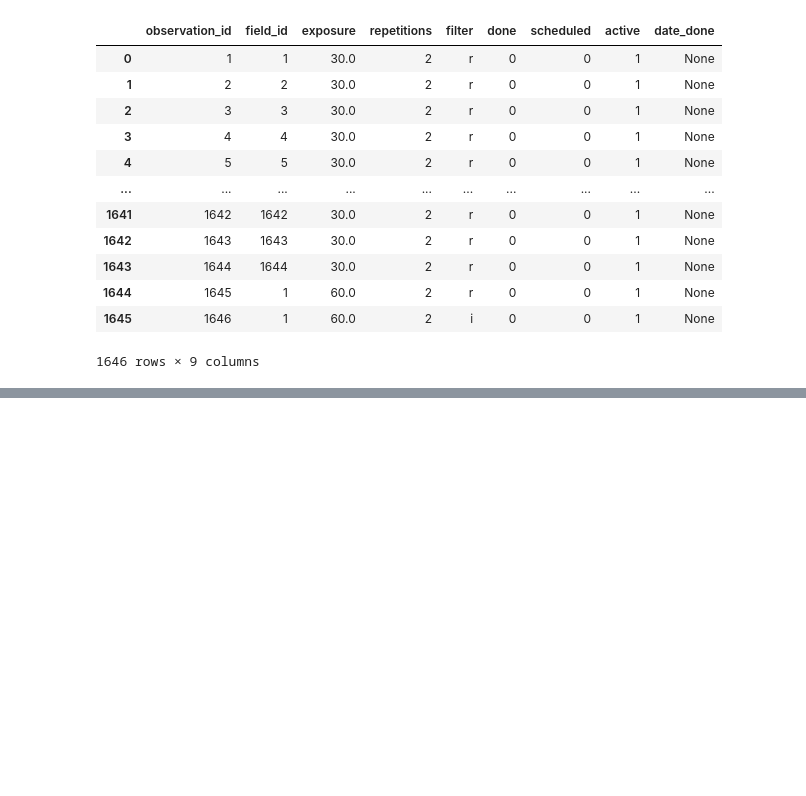
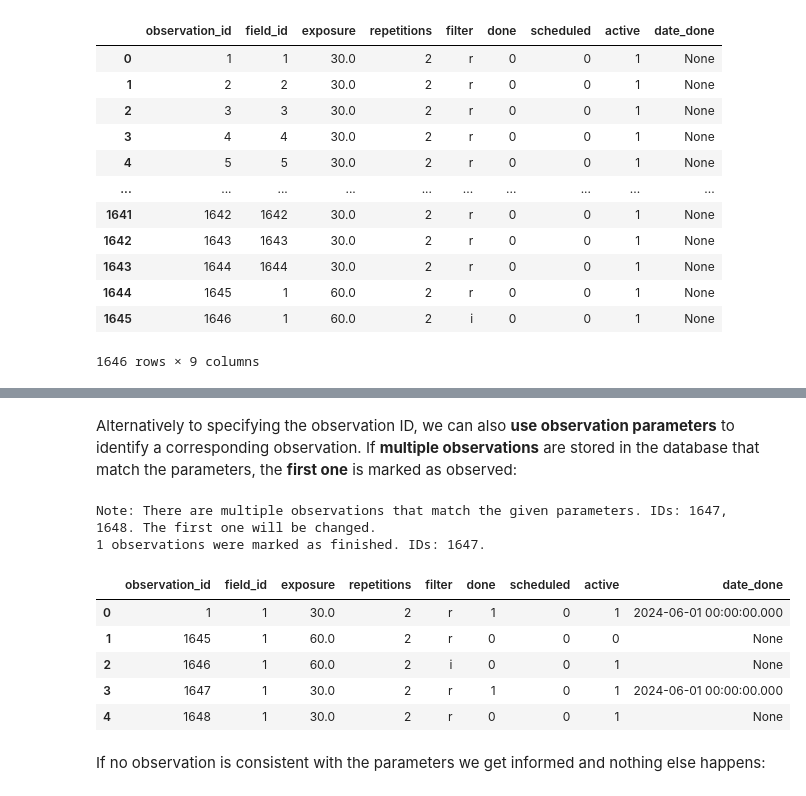
Before and after one commit to skiehl/pasiphae-survey-planner, a Jupyter notebook: Doc_DBManagers.ipynb, the cells around one changed output, grey strips where cells are left out. Saved outputs shown, nothing was run; the diff lists cells and outputs as text; code cells hidden in the pictures; blank space fills up the shorter version.

```diff
--- a/Doc_DBManagers.ipynb
+++ b/Doc_DBManagers.ipynb
@@ -690,0 +772,2 @@ DataFrame(manager.get_observations(field_id=None, active=None))
+# %%
+manager.set_observed(observation_id=1645, date='2024-06-01 00:00:00')
@@ -690,0 +776,17 @@ DataFrame(manager.get_observations(field_id=None, active=None))
+# %% [markdown]
+Alternatively to specifying the observation ID, we can also **use observation parameters** to identify a corresponding observation. If **multiple observations** are stored in the database that match the parameters, the **first one** is marked as observed:
+# %%
+manager.set_observed(field_id=1, exposure=30, repetitions=2, filter_name='r', date='2024-06-01 00:00:00')
+print('')
+DataFrame(manager.get_observations(field_id=1, active=None))
+# %% [output]
+Note: There are multiple observations that match the given parameters. IDs: 1647, 1648. The first one will be changed.
+1 observations were marked as finished. IDs: 1647.
+|  | observation_id | field_id | exposure | repetitions | filter | done | scheduled | active | date_done |
+| 0 | 1 | 1 | 30.0 | 2 | r | 1 | 0 | 1 | 2024-06-01 00:00:00.000 |
+| 1 | 1645 | 1 | 60.0 | 2 | r | 0 | 0 | 0 | None |
+| 2 | 1646 | 1 | 60.0 | 2 | i | 0 | 0 | 1 | None |
+| 3 | 1647 | 1 | 30.0 | 2 | r | 1 | 0 | 1 | 2024-06-01 00:00:00.000 |
+| 4 | 1648 | 1 | 30.0 | 2 | r | 0 | 0 | 1 | None |
+# %% [markdown]
+If no observation is consistent with the parameters we get informed and nothing else happens:
```
Also changed, not shown: parts of 40 cells of this notebook, 1 other file.
